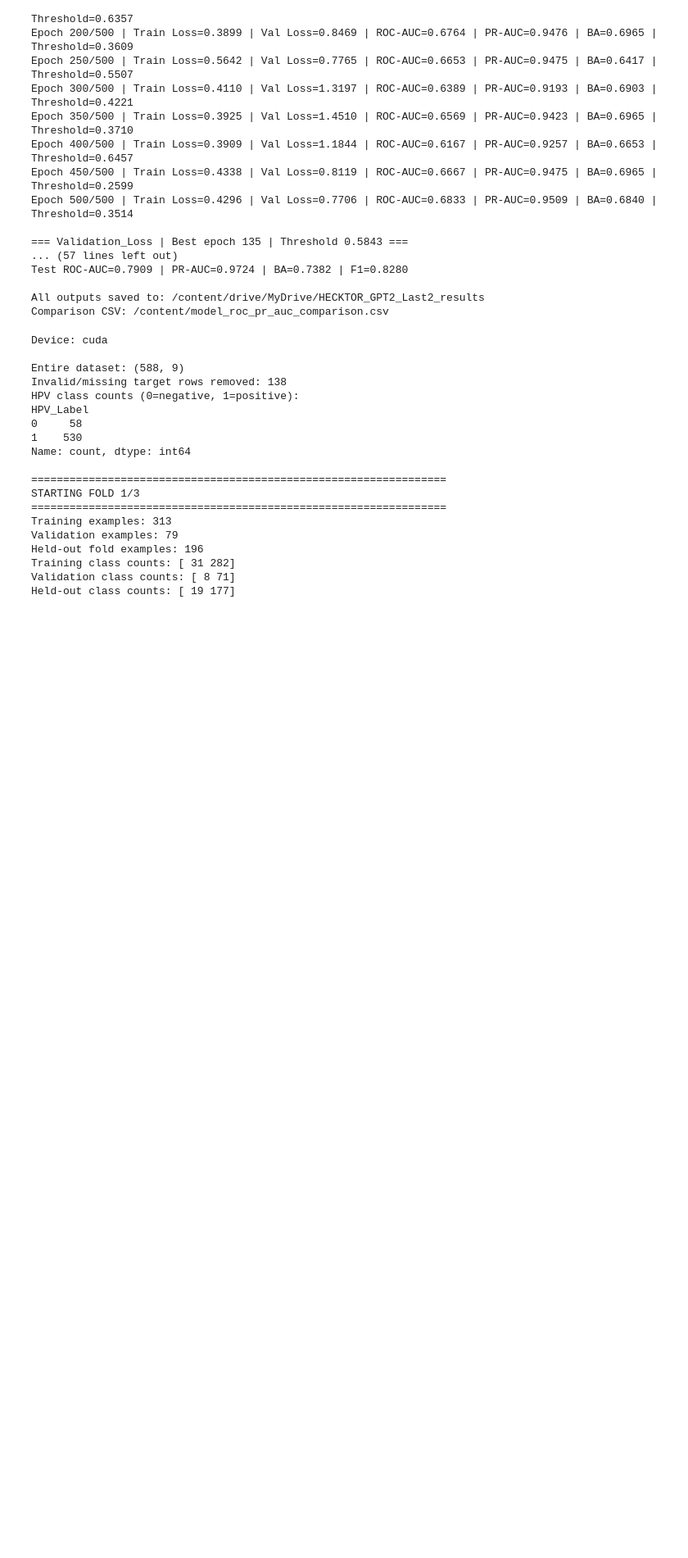
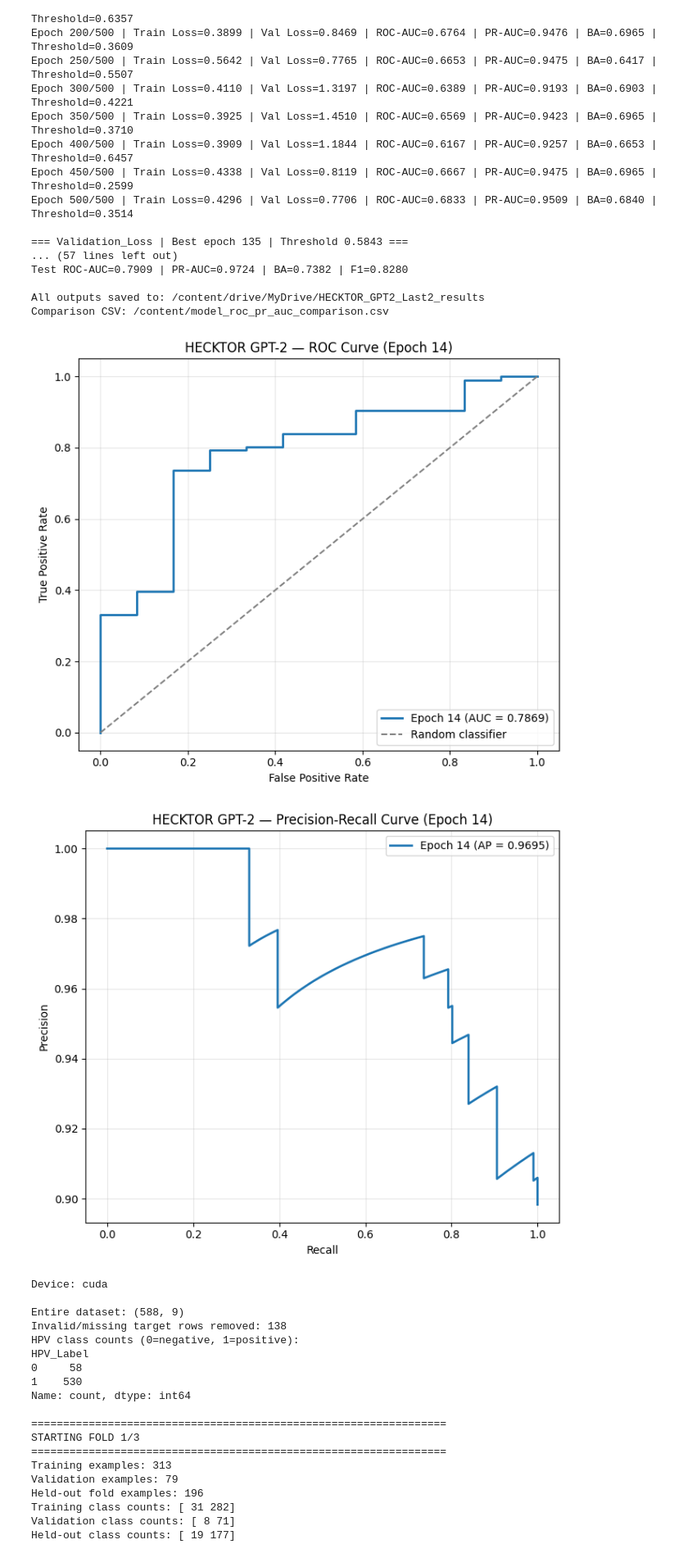
Before and after one commit to miriamamin1213-ux/3-Fold, a Jupyter notebook: HecktorGPT2Unfrozen2with3fold.ipynb, the cells around one changed output. Shown at 82% size. Drawn from its saved outputs; the diff is of its cells as text; code cells hidden in the pictures; blank space fills up the shorter version.

```diff
--- a/HecktorGPT2Unfrozen2with3fold.ipynb
+++ b/HecktorGPT2Unfrozen2with3fold.ipynb
@@ -510,6 +510,63 @@ Test ROC-AUC=0.7909 | PR-AUC=0.9724 | BA=0.7382 | F1=0.8280
 
 All outputs saved to: /content/drive/MyDrive/HECKTOR_GPT2_Last2_results
 Comparison CSV: /content/model_roc_pr_auc_comparison.csv
+# %%
+# ============================================================
+# ROC AND PRECISION-RECALL CURVES — EPOCH 14 ONLY
+# ============================================================
+
+import pandas as pd
+import matplotlib.pyplot as plt
+from pathlib import Path
+
+OUT_DIR = Path("/content/drive/MyDrive/HECKTOR_GPT2_Last2_results")
+
+# ---------------- ROC CURVE ----------------
+
+roc_file = OUT_DIR / "roc_coordinates_validation_roc_auc.csv"
+roc_data = pd.read_csv(roc_file)
+
+plt.figure(figsize=(7, 6))
+plt.plot(
+    roc_data["FPR"],
+    roc_data["TPR"],
+    linewidth=2,
+    label="Epoch 14 (AUC = 0.7869)"
+)
+plt.plot([0, 1], [0, 1], "--", color="gray", label="Random classifier")
+
+plt.xlabel("False Positive Rate")
+plt.ylabel("True Positive Rate")
+plt.title("HECKTOR GPT-2 — ROC Curve (Epoch 14)")
+plt.legend(loc="lower right")
+plt.grid(alpha=0.3)
+plt.tight_layout()
+plt.show()
+
+
+# ---------------- PRECISION-RECALL CURVE ----------------
+
+pr_file = OUT_DIR / "pr_coordinates_validation_pr_auc.csv"
+pr_data = pd.read_csv(pr_file)
+
+plt.figure(figsize=(7, 6))
+plt.plot(
+    pr_data["Recall"],
+    pr_data["Precision"],
+    linewidth=2,
+    label="Epoch 14 (AP = 0.9695)"
+)
+
+plt.xlabel("Recall")
+plt.ylabel("Precision")
+plt.title("HECKTOR GPT-2 — Precision-Recall Curve (Epoch 14)")
+plt.legend(loc="best")
+plt.grid(alpha=0.3)
+plt.tight_layout()
+plt.show()
+# %% [output]
+[figure, added]
+[figure, added]
 # %%
 
 # ============================================================
```
